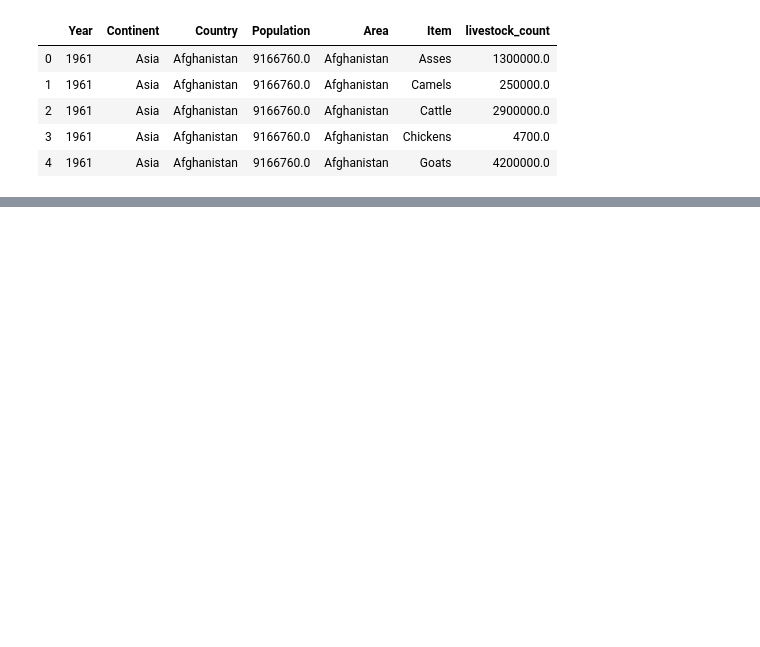
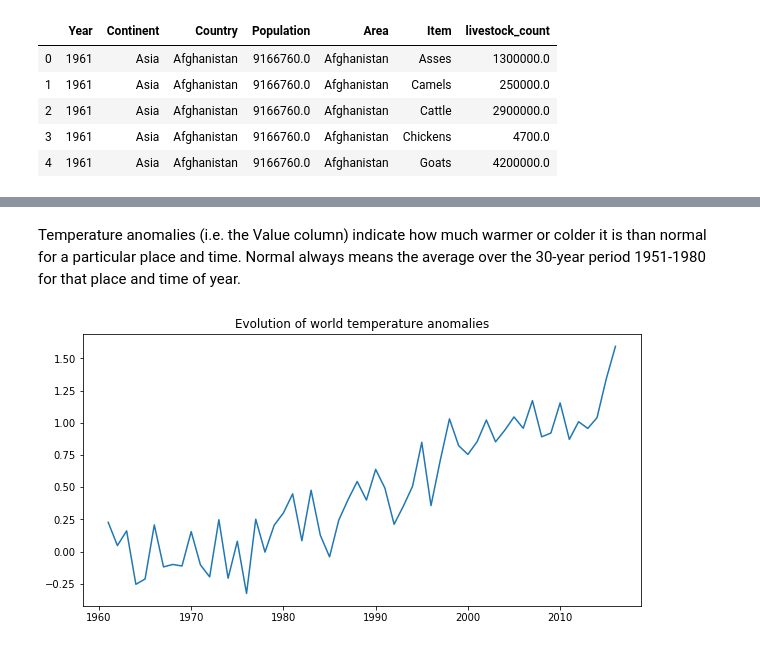
Before and after one commit to tileb1/global-food-statistics, a Jupyter notebook: tim_exploration.ipynb, the cells around one changed output, grey strips where cells are left out. Saved outputs shown, nothing was run; the diff lists cells and outputs as text; code cells hidden in the pictures; blank space fills up the shorter version.

```diff
--- a/tim_exploration.ipynb
+++ b/tim_exploration.ipynb
@@ -430,0 +561,2 @@ plt.show()
+# %%
+temperatures = pd.read_csv('data/raw_data/Environment_Temperature_change_E_All_Data_(Normalized).csv', encoding='latin-1')
@@ -430,0 +572,13 @@ plt.show()
+# %% [markdown]
+Temperature anomalies (i.e. the Value column) indicate how much warmer or colder it is than normal for a particular place and time. Normal always means the average over the 30-year period 1951-1980 for that place and time of year.
+# %%
+world_temperatures_changes = temperatures[(temperatures.Area=='World')
+                                          & (temperatures.Months=='Meteorological year')
+                                          & (temperatures.Element=='Temperature change') ]
+# %%
+plt.figure(figsize=(10,5))
+plt.plot(world_temperatures_changes.Year.values, world_temperatures_changes.Value.values)
+plt.title('Evolution of world temperature anomalies')
+plt.show()
+# %% [output]
+[figure, added]
```
Also changed, not shown: parts of 105 cells of this notebook.
